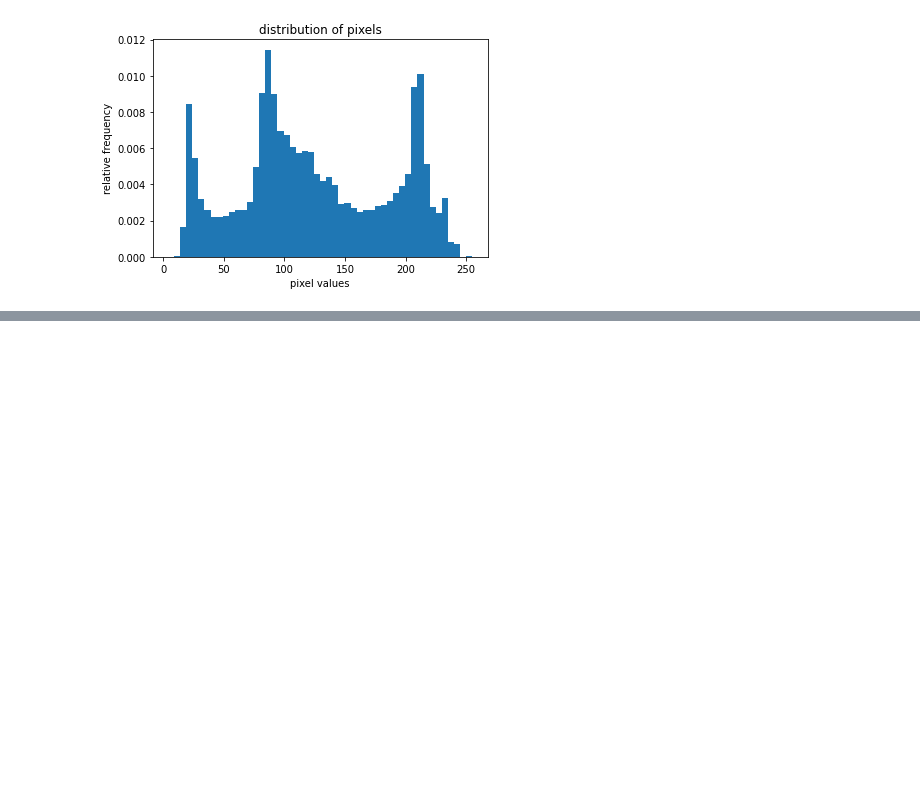
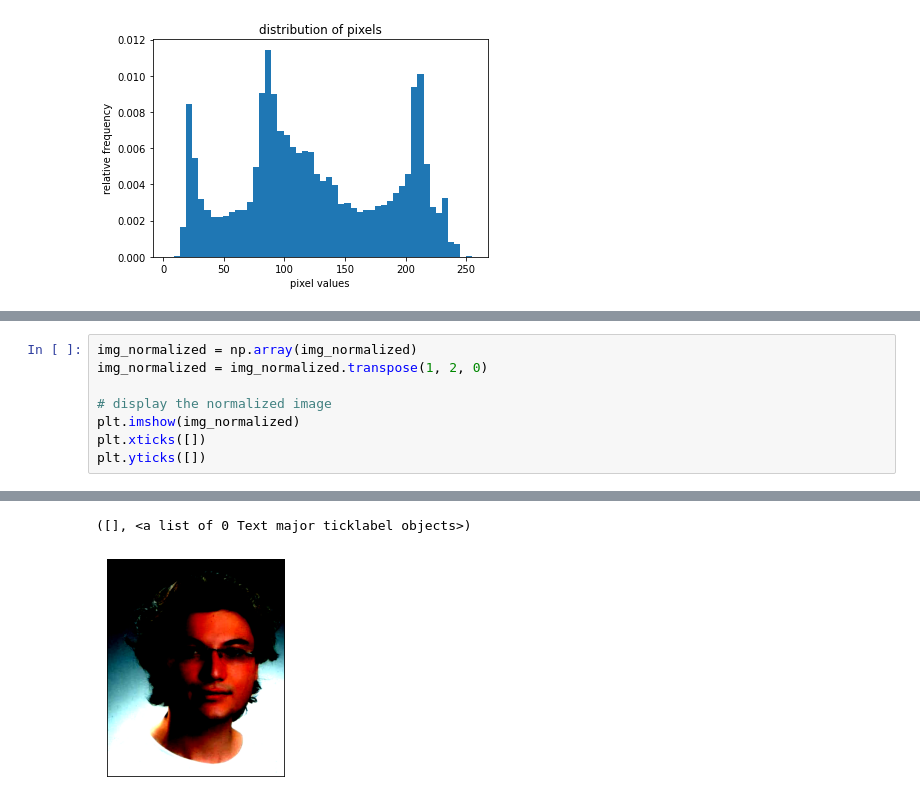
Before and after one commit to msasen/pytorch, a Jupyter notebook: 1-transform-islemleri.ipynb, the cells around one changed output, grey strips where cells are left out. Saved outputs shown, nothing was run; the diff lists cells and outputs as text; blank space fills up the shorter version.

```diff
--- a/1-transform-islemleri.ipynb
+++ b/1-transform-islemleri.ipynb
@@ -197,0 +214,9 @@ Normalized tensor: tensor([[0.2425, 0.3714, 0.4472],
+# %%
+img_normalized = np.array(img_normalized)
+img_normalized = img_normalized.transpose(1, 2, 0)
+
+# display the normalized image
+plt.imshow(img_normalized)
+plt.xticks([])
+plt.yticks([])
+# %% [output]
@@ -197,0 +224,2 @@ Normalized tensor: tensor([[0.2425, 0.3714, 0.4472],
+([], <a list of 0 Text major ticklabel objects>)
+[figure, added]
```
Also changed, not shown: parts of 35 cells of this notebook.
